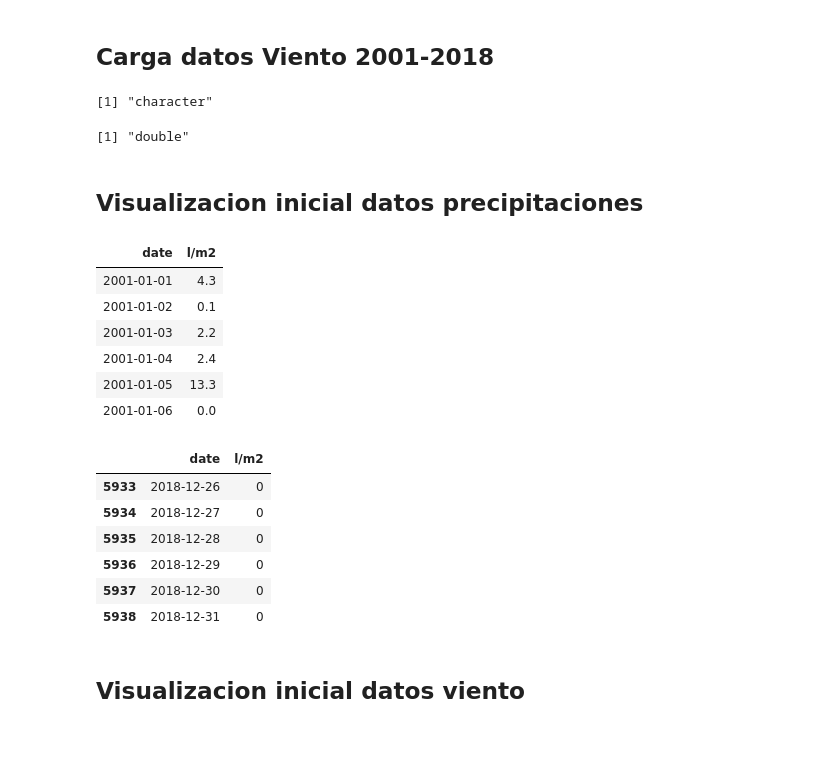
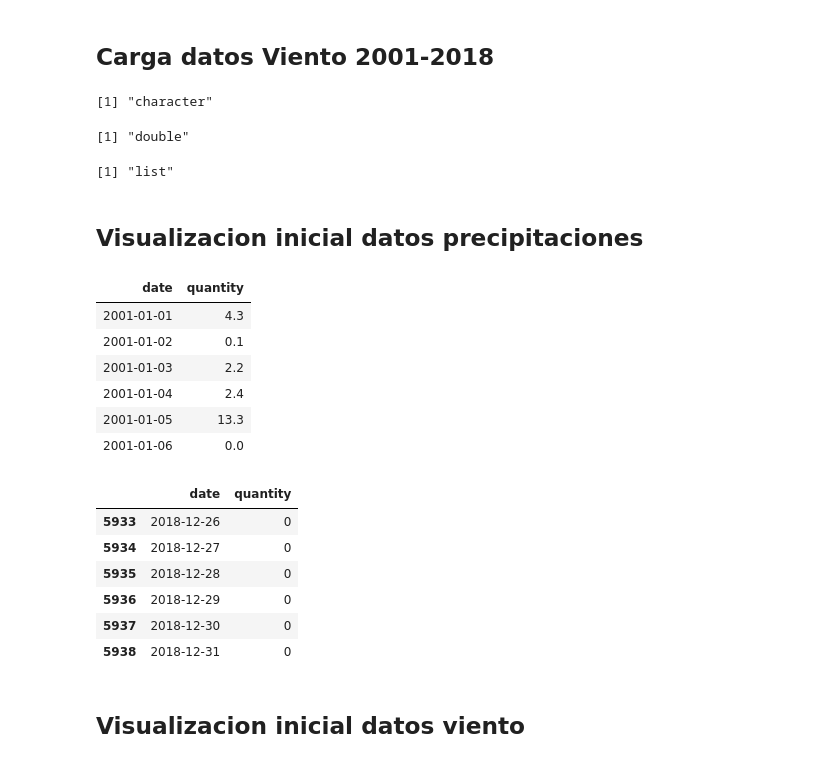
Before and after one commit to manumonforte/DataMining-BigDataParadigm, a Jupyter notebook: Estudio.ipynb, the cells around one changed output. Cells and saved outputs as stored; diff of their text form; code cells hidden in the pictures.

```diff
--- a/Estudio.ipynb
+++ b/Estudio.ipynb
@@ -121,14 +133,17 @@ rainfall <- data.table::rbindlist(list(rainfall_2001,rainfall_2002,rainfall_2003
 rainfall_2017,rainfall_2018), fill = TRUE)
 
 # convertimos la lista en un dataset
-datasetRainfall <- as.data.frame(rainfall);
+dataFrameRainfall <- as.data.frame(rainfall);
 
 # liberamos memoria
 rm(list=ls(pattern="rainfall"))
 
 # cambiamos nombre de las columnas
-data.table::setnames(datasetRainfall, "FECHA", "date")
-data.table::setnames(datasetRainfall, "Precipitación: l/m2", "l/m2")
+data.table::setnames(dataFrameRainfall, "FECHA", "date")
+data.table::setnames(dataFrameRainfall, "Precipitación: l/m2", "quantity")
+
+dataFrameRainfall <- as.data.frame(dataFrameRainfall)
+dataFrameRainfall$quantity <- as.numeric(dataFrameRainfall$quantity)
 # %% [markdown]
 ## Carga datos Viento 2001-2018
 # %%
@@ -185,17 +200,19 @@ wind$Speed <- as.numeric(wind$Speed)
 typeof(wind$Speed)
 
 wind$Speed = wind$Speed * (1000/3600)
+typeof(wind)
 # %% [output]
 [1] "character"
 [1] "double"
+[1] "list"
 # %% [markdown]
 ## Visualizacion inicial datos precipitaciones
 # %%
 ##observamos que todos los datos se han unido, aplicando head y tail al dataset
 # para ver cuando empiezan y acaban fechas
-head(datasetRainfall)
+head(dataFrameRainfall)
 # %% [output]
-| date | l/m2 |
+| date | quantity |
 | 2001-01-01 | 4.3 |
 | 2001-01-02 | 0.1 |
 | 2001-01-03 | 2.2 |
@@ -203,9 +220,9 @@ head(datasetRainfall)
 | 2001-01-05 | 13.3 |
 | 2001-01-06 | 0.0 |
 # %%
-tail(datasetRainfall)
+tail(dataFrameRainfall)
 # %% [output]
-|  | date | l/m2 |
+|  | date | quantity |
 | 5933 | 2018-12-26 | 0 |
 | 5934 | 2018-12-27 | 0 |
 | 5935 | 2018-12-28 | 0 |
```
Also changed, not shown: parts of 19 cells of this notebook.
